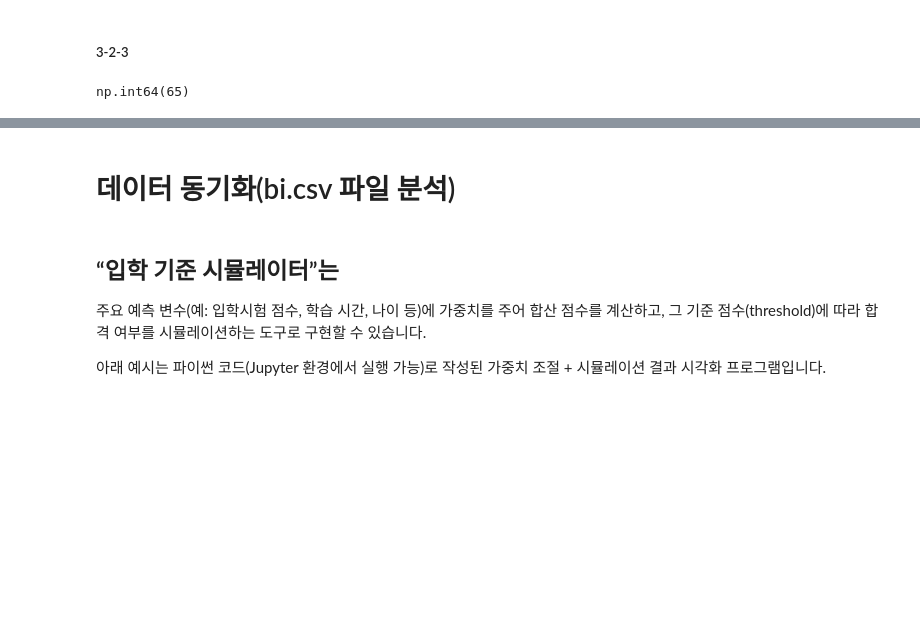
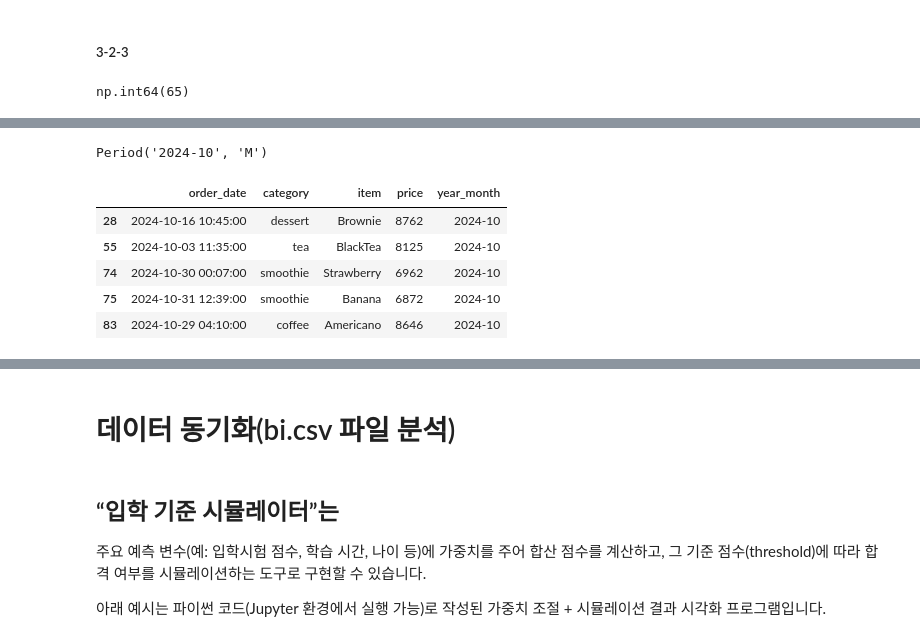
Before and after one commit to va4756/yemoon_bigdata_test, a Jupyter notebook: sinagong_bigdata.ipynb, the cells around one changed output, grey strips where cells are left out. Cells and saved outputs as stored; diff of their text form; code cells hidden in the pictures; blank space fills up the shorter version.

```diff
--- a/sinagong_bigdata.ipynb
+++ b/sinagong_bigdata.ipynb
@@ -3629,0 +3742,18 @@ np.int64(65)
+# %%
+top4 = monthly_sales.nlargest(4)
+# top4
+target_ym = top4.index[3]
+target_ym
+# %% [output]
+Period('2024-10', 'M')
+# %%
+cond = df['year_month'] == target_ym
+target_data = df[cond]
+target_data.head()
+# %% [output]
+|  | order_date | category | item | price | year_month |
+| 28 | 2024-10-16 10:45:00 | dessert | Brownie | 8762 | 2024-10 |
+| 55 | 2024-10-03 11:35:00 | tea | BlackTea | 8125 | 2024-10 |
+| 74 | 2024-10-30 00:07:00 | smoothie | Strawberry | 6962 | 2024-10 |
+| 75 | 2024-10-31 12:39:00 | smoothie | Banana | 6872 | 2024-10 |
+| 83 | 2024-10-29 04:10:00 | coffee | Americano | 8646 | 2024-10 |
```
Also changed, not shown: parts of 26 cells of this notebook.
